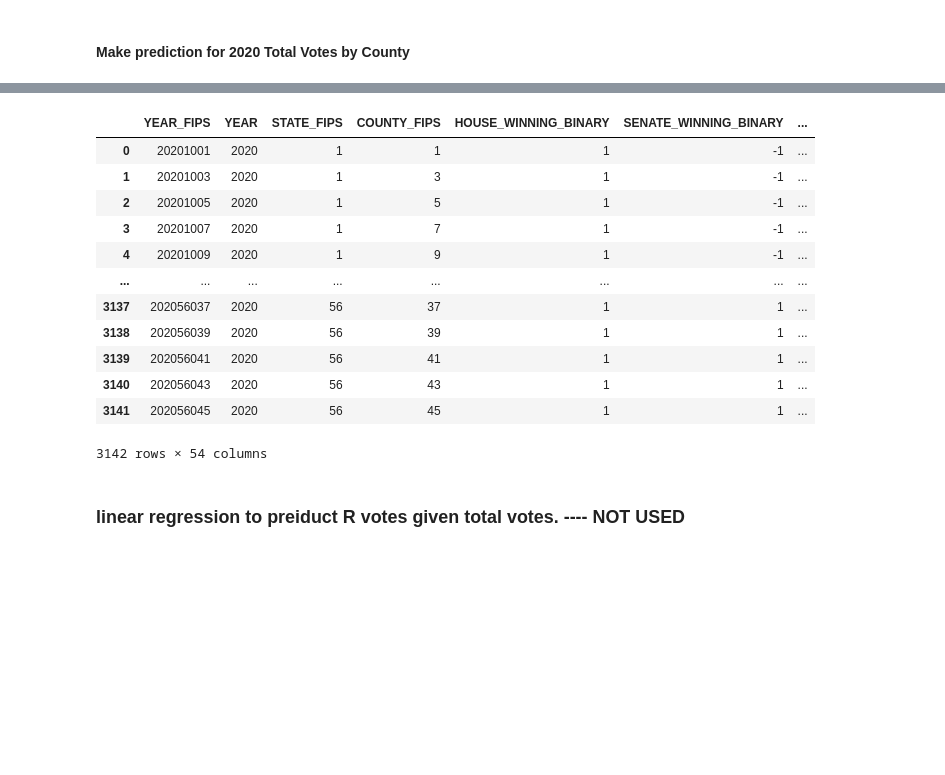
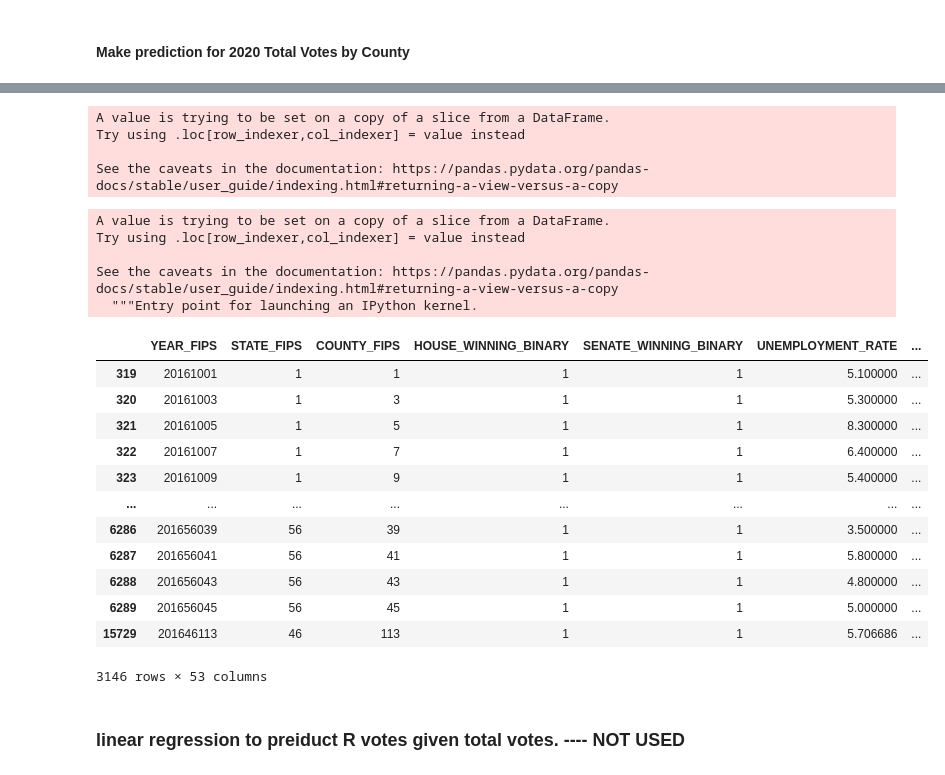
Before and after one commit to ehuang13/w210-presidential-election, a Jupyter notebook: harith/notebook/2020 Prediction Pipeline - Step 0.ipynb, the cells around one changed output, grey strips where cells are left out. Drawn from its saved outputs; the diff is of its cells as text; code cells hidden in the pictures; blank space fills up the shorter version.

```diff
--- a/harith/notebook/2020 Prediction Pipeline - Step 0.ipynb
+++ b/harith/notebook/2020 Prediction Pipeline - Step 0.ipynb
@@ -177,3 +229,2 @@ Index(['Unnamed: 0', 'Unnamed: 0.1', 'ID', 'YEAR_FIPS', 'YEAR', 'STATE_FIPS',
 # %%
-#make predictions to 2020 total votes.
-data_2020.drop(['ID', 'Unnamed: 0', 'Unnamed: 0.1', 'WINNING_CANDIDATE', 'WINNING_PARTY_BINARY', 'REP_CANDIDATE', 'DEM_CANDIDATE', 'WINNING_PARTY', 'COUNTY', 'STATE', 'REP_VOTES%', 'DEM_VOTES%', 'COUNTY_TOTALVOTES'], axis=1, inplace=True)
+target_df.drop(['ID', 'YEAR', 'Unnamed: 0', 'Unnamed: 0.1', 'WINNING_CANDIDATE', 'WINNING_PARTY_BINARY', 'REP_CANDIDATE', 'DEM_CANDIDATE', 'WINNING_PARTY', 'COUNTY', 'STATE', 'REP_VOTES%', 'DEM_VOTES%', 'REP_VOTES', 'DEM_VOTES', 'COUNTY_TOTALVOTES', 'MARGIN_VICTORY'], axis=1, inplace=True, errors='ignore')
@@ -188,2 +244,2 @@ X_test.shape
 # %%
-y_pred_2020 = linear_model.predict(data_2020)
+y_pred_target = linear_model.predict(target_df)
@@ -190,23 +256,34 @@ y_pred_2020 = linear_model.predict(data_2020)
 # %%
 #merge predictions with the 2020 dataset.
-data_2020['COUNTY_TOTALVOTES'] = y_pred_2020
+target_df['COUNTY_TOTALVOTES'] = y_pred_target
+# %% [output]
+A value is trying to be set on a copy of a slice from a DataFrame.
+Try using .loc[row_indexer,col_indexer] = value instead
+
+See the caveats in the documentation: https://pandas.pydata.org/pandas-docs/stable/user_guide/indexing.html#returning-a-view-versus-a-copy
 # %%
-data_2020['COUNTY_TOTALVOTES'] = data_2020['COUNTY_TOTALVOTES'].astype(np.int64)
+target_df['COUNTY_TOTALVOTES'] = target_df['COUNTY_TOTALVOTES'].astype(np.int64)
+# %% [output]
+A value is trying to be set on a copy of a slice from a DataFrame.
+Try using .loc[row_indexer,col_indexer] = value instead
+
+See the caveats in the documentation: https://pandas.pydata.org/pandas-docs/stable/user_guide/indexing.html#returning-a-view-versus-a-copy
+  """Entry point for launching an IPython kernel.
-# %%
-data_2020
-# %% [output]
-|  | YEAR_FIPS | YEAR | STATE_FIPS | COUNTY_FIPS | HOUSE_WINNING_BINARY | SENATE_WINNING_BINARY | ... |
-| 0 | 20201001 | 2020 | 1 | 1 | 1 | -1 | ... |
-| 1 | 20201003 | 2020 | 1 | 3 | 1 | -1 | ... |
-| 2 | 20201005 | 2020 | 1 | 5 | 1 | -1 | ... |
-| 3 | 20201007 | 2020 | 1 | 7 | 1 | -1 | ... |
-| 4 | 20201009 | 2020 | 1 | 9 | 1 | -1 | ... |
-| ... | ... | ... | ... | ... | ... | ... | ... |
-| 3137 | 202056037 | 2020 | 56 | 37 | 1 | 1 | ... |
-| 3138 | 202056039 | 2020 | 56 | 39 | 1 | 1 | ... |
-| 3139 | 202056041 | 2020 | 56 | 41 | 1 | 1 | ... |
-| 3140 | 202056043 | 2020 | 56 | 43 | 1 | 1 | ... |
-| 3141 | 202056045 | 2020 | 56 | 45 | 1 | 1 | ... |
-3142 rows × 54 columns
+# %%
+target_df
+# %% [output]
+|  | YEAR_FIPS | STATE_FIPS | COUNTY_FIPS | HOUSE_WINNING_BINARY | SENATE_WINNING_BINARY | UNEMPLOYMENT_RATE | ... |
+| 319 | 20161001 | 1 | 1 | 1 | 1 | 5.100000 | ... |
+| 320 | 20161003 | 1 | 3 | 1 | 1 | 5.300000 | ... |
+| 321 | 20161005 | 1 | 5 | 1 | 1 | 8.300000 | ... |
+| 322 | 20161007 | 1 | 7 | 1 | 1 | 6.400000 | ... |
+| 323 | 20161009 | 1 | 9 | 1 | 1 | 5.400000 | ... |
+| ... | ... | ... | ... | ... | ... | ... | ... |
+| 6286 | 201656039 | 56 | 39 | 1 | 1 | 3.500000 | ... |
+| 6287 | 201656041 | 56 | 41 | 1 | 1 | 5.800000 | ... |
+| 6288 | 201656043 | 56 | 43 | 1 | 1 | 4.800000 | ... |
+| 6289 | 201656045 | 56 | 45 | 1 | 1 | 5.000000 | ... |
+| 15729 | 201646113 | 46 | 113 | 1 | 1 | 5.706686 | ... |
+3146 rows × 53 columns
 # %%
 #save file (will be used by the logistic regression)
```
Also changed, not shown: parts of 21 cells of this notebook, 5 other files.
